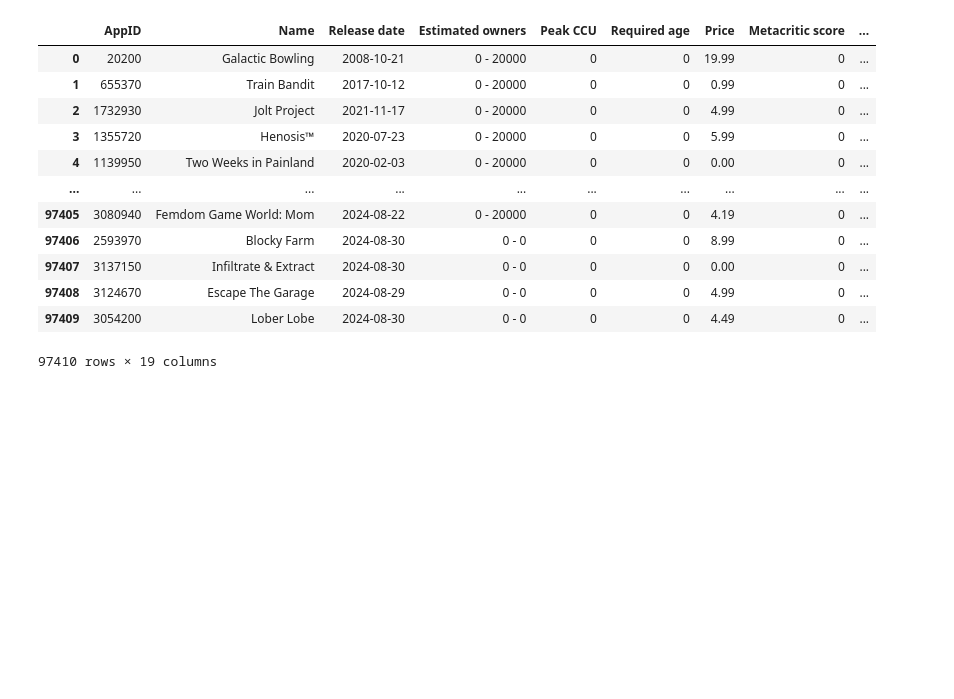
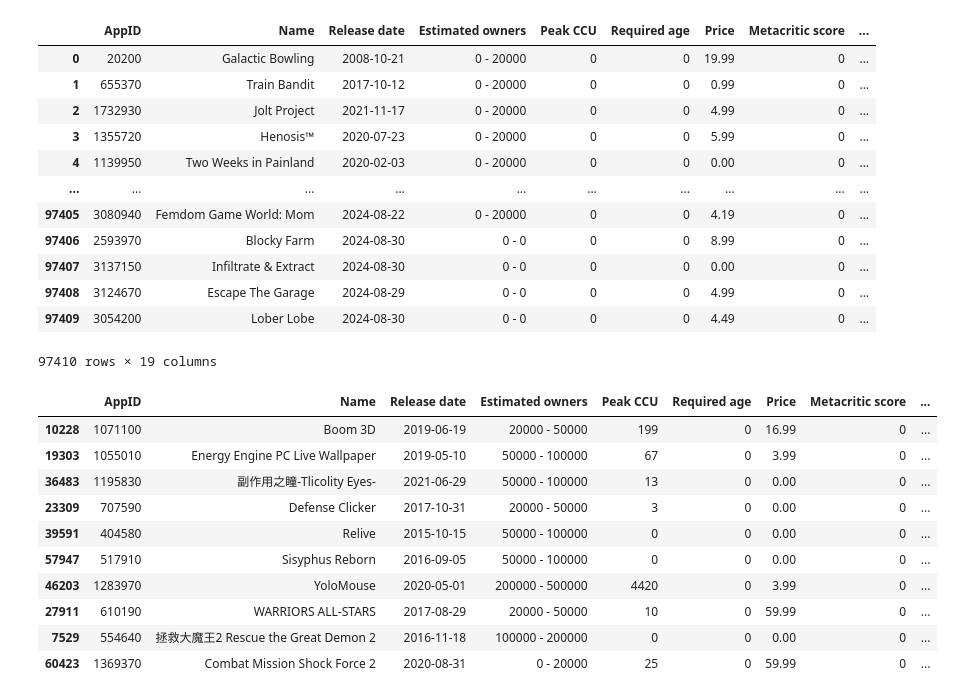
Before and after one commit to Tserrof7/Project_3_Repo, a Jupyter notebook: Project3_Notebook.ipynb, the cells around one changed output. Cells and saved outputs as stored; diff of their text form; code cells hidden in the pictures; blank space fills up the shorter version.

```diff
--- a/Project3_Notebook.ipynb
+++ b/Project3_Notebook.ipynb
@@ -75,13 +75,4 @@ df[['Release date', 'User score', 'Metacritic score', 'Price']].head()
 | 2 | 2021-11-17 | 0 | 0 | 4.99 |
 | 3 | 2020-07-23 | 0 | 0 | 5.99 |
 | 4 | 2020-02-03 | 0 | 0 | 0.00 |
-# %%
-playtime_cols = [
-    'Average playtime forever',
-    'Average playtime two weeks',
-    'Median playtime forever',
-    'Median playtime two weeks'
-]
-for col in playtime_cols:
-    df[col] = pd.to_numeric(df[col], errors='coerce')
 # %%
@@ -121,4 +111,22 @@ df
 | 97408 | 3124670 | Escape The Garage | 2024-08-29 | 0 - 0 | 0 | 0 | 4.99 | 0 | ... |
 | 97409 | 3054200 | Lober Lobe | 2024-08-30 | 0 - 0 | 0 | 0 | 4.49 | 0 | ... |
 97410 rows × 19 columns
+# %%
+# Filter and sort playtime data
+df_playtime = df[df['Average playtime forever'].notna()]
+df_playtime = df_playtime[df_playtime['Average playtime forever'] > 0]
+top10_played = df_playtime.sort_values('Average playtime forever', ascending=False).head(10)
+top10_played
+# %% [output]
+|  | AppID | Name | Release date | Estimated owners | Peak CCU | Required age | Price | Metacritic score | ... |
+| 10228 | 1071100 | Boom 3D | 2019-06-19 | 20000 - 50000 | 199 | 0 | 16.99 | 0 | ... |
+| 19303 | 1055010 | Energy Engine PC Live Wallpaper | 2019-05-10 | 50000 - 100000 | 67 | 0 | 3.99 | 0 | ... |
+| 36483 | 1195830 | 副作用之瞳-Tlicolity Eyes- | 2021-06-29 | 50000 - 100000 | 13 | 0 | 0.00 | 0 | ... |
+| 23309 | 707590 | Defense Clicker | 2017-10-31 | 20000 - 50000 | 3 | 0 | 0.00 | 0 | ... |
+| 39591 | 404580 | Relive | 2015-10-15 | 50000 - 100000 | 0 | 0 | 0.00 | 0 | ... |
+| 57947 | 517910 | Sisyphus Reborn | 2016-09-05 | 50000 - 100000 | 0 | 0 | 0.00 | 0 | ... |
+| 46203 | 1283970 | YoloMouse | 2020-05-01 | 200000 - 500000 | 4420 | 0 | 3.99 | 0 | ... |
+| 27911 | 610190 | WARRIORS ALL-STARS | 2017-08-29 | 20000 - 50000 | 10 | 0 | 59.99 | 0 | ... |
+| 7529 | 554640 | 拯救大魔王2 Rescue the Great Demon 2 | 2016-11-18 | 100000 - 200000 | 0 | 0 | 0.00 | 0 | ... |
+| 60423 | 1369370 | Combat Mission Shock Force 2 | 2020-08-31 | 0 - 20000 | 25 | 0 | 59.99 | 0 | ... |
 # %%
```
Also changed, not shown: parts of 8 cells of this notebook, 1 other file.
